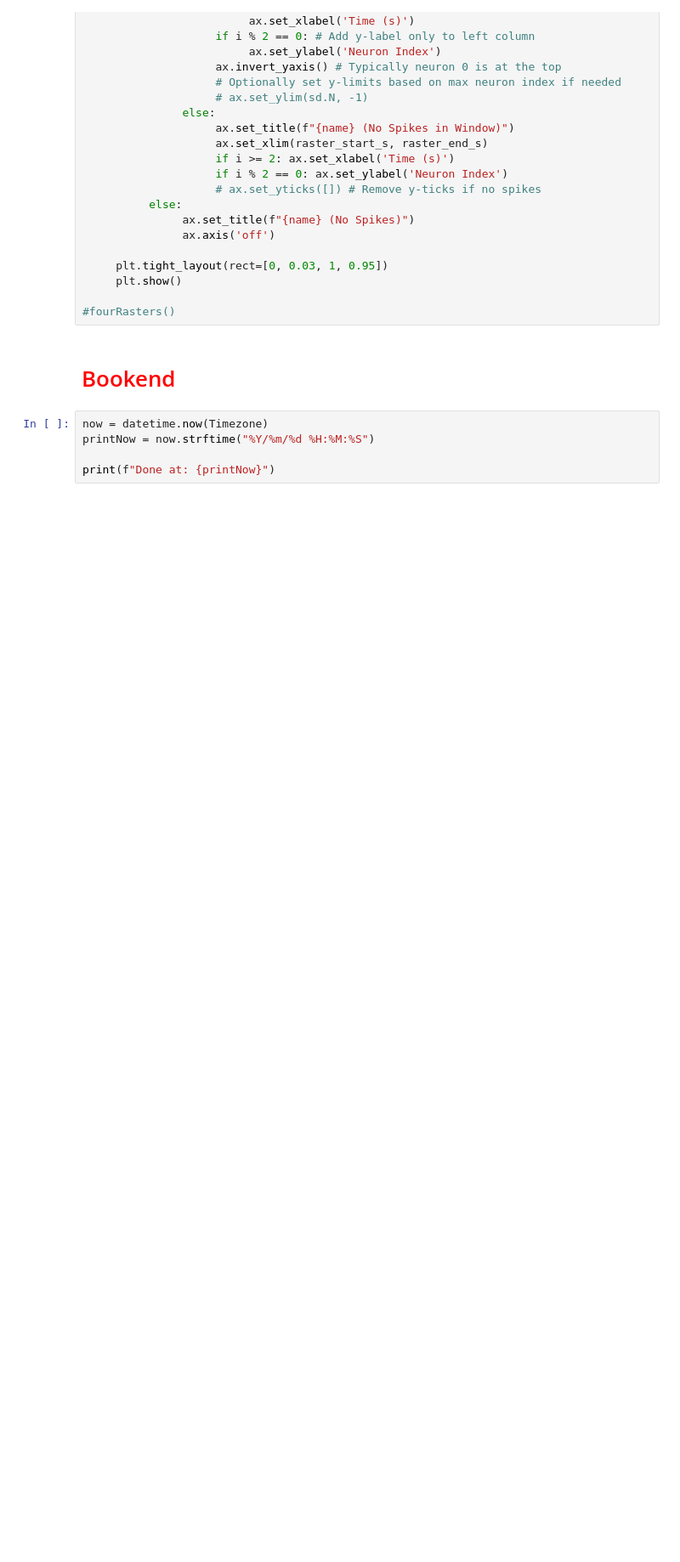
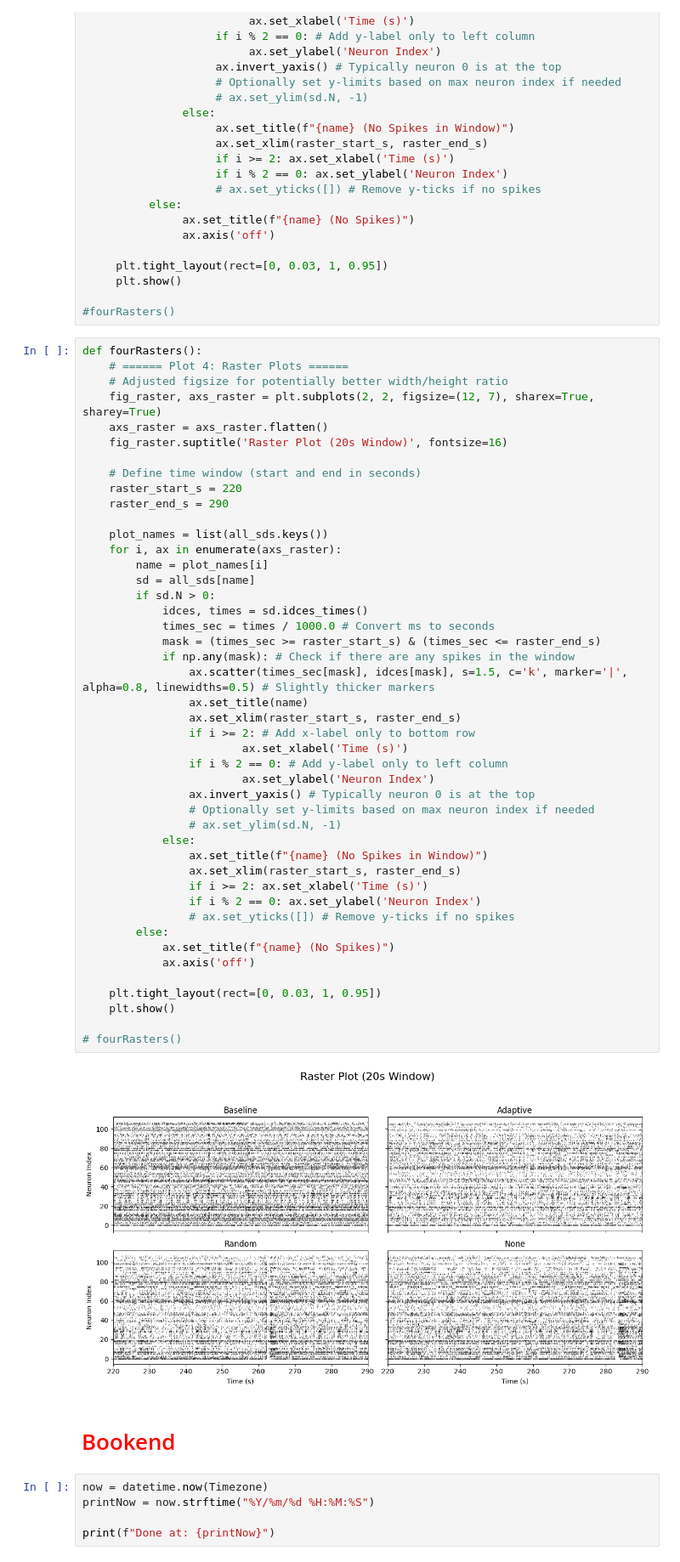
Before and after one commit to Braingeneers-Education/WetAI-Final-Project-Spring-2025, a Jupyter notebook: cartpole_analysis_source_code.ipynb, the cells around one changed output. Shown at 85% size. Saved outputs shown, nothing was run; the diff lists cells and outputs as text; blank space fills up the shorter version.

```diff
--- a/cartpole_analysis_source_code.ipynb
+++ b/cartpole_analysis_source_code.ipynb
@@ -1710,6 +1690,53 @@ def fourRasters():
      plt.show()
 
 #fourRasters()
+# %%
+def fourRasters():
+    # ====== Plot 4: Raster Plots ======
+    # Adjusted figsize for potentially better width/height ratio
+    fig_raster, axs_raster = plt.subplots(2, 2, figsize=(12, 7), sharex=True, sharey=True)
+    axs_raster = axs_raster.flatten()
+    fig_raster.suptitle('Raster Plot (20s Window)', fontsize=16)
+
+    # Define time window (start and end in seconds)
+    raster_start_s = 220
+    raster_end_s = 290
+
+    plot_names = list(all_sds.keys())
+    for i, ax in enumerate(axs_raster):
+        name = plot_names[i]
+        sd = all_sds[name]
+        if sd.N > 0:
+            idces, times = sd.idces_times()
+            times_sec = times / 1000.0 # Convert ms to seconds
+            mask = (times_sec >= raster_start_s) & (times_sec <= raster_end_s)
+            if np.any(mask): # Check if there are any spikes in the window
+                ax.scatter(times_sec[mask], idces[mask], s=1.5, c='k', marker='|', alpha=0.8, linewidths=0.5) # Slightly thicker markers
+                ax.set_title(name)
+                ax.set_xlim(raster_start_s, raster_end_s)
+                if i >= 2: # Add x-label only to bottom row
+                        ax.set_xlabel('Time (s)')
+                if i % 2 == 0: # Add y-label only to left column
+                        ax.set_ylabel('Neuron Index')
+                ax.invert_yaxis() # Typically neuron 0 is at the top
+                # Optionally set y-limits based on max neuron index if needed
+                # ax.set_ylim(sd.N, -1)
+            else:
+                ax.set_title(f"{name} (No Spikes in Window)")
+                ax.set_xlim(raster_start_s, raster_end_s)
+                if i >= 2: ax.set_xlabel('Time (s)')
+                if i % 2 == 0: ax.set_ylabel('Neuron Index')
+                # ax.set_yticks([]) # Remove y-ticks if no spikes
+        else:
+            ax.set_title(f"{name} (No Spikes)")
+            ax.axis('off')
+
+    plt.tight_layout(rect=[0, 0.03, 1, 0.95])
+    plt.show()
+
+# fourRasters()
+# %% [output]
+[figure, added]
 # %% [markdown]
 # <font color="red">Bookend
 # %%
```
Also changed, not shown: parts of 2 cells of this notebook.
